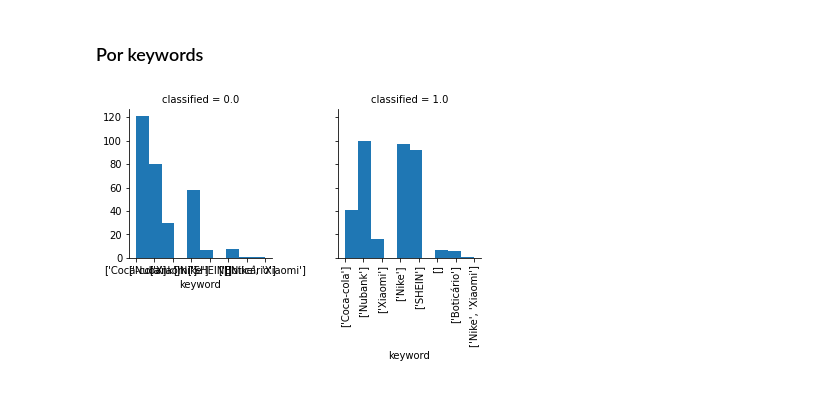
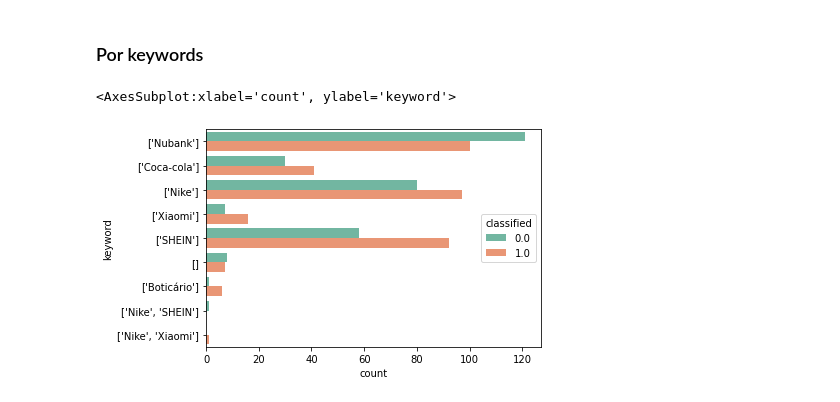
Before and after one commit to empatwi/exploratory-analysis, a Jupyter notebook: analysis.ipynb, the cells around one changed output. Saved outputs shown, nothing was run; the diff lists cells and outputs as text; code cells hidden in the pictures.

```diff
--- a/analysis.ipynb
+++ b/analysis.ipynb
@@ -255,9 +257,11 @@ Counter({0.0: 306, 1.0: 360})
 [figure]
 # %% [markdown]
 ### Por keywords
-# %%
-sns.FacetGrid(df_removed_stopwords, col='classified').map(plt.hist, 'keyword', bins=10)
-plt.xticks(rotation=90)
-plt.show()
-# %% [output]
-[figure, removed]
+# %%
+# df_positive = df_removed_stopwords[df_removed_stopwords["classified"] == 1.0]
+# sns.countplot(y="keyword", data=df_positive)
+
+sns.countplot(y="keyword", data=df_removed_stopwords, hue="classified", palette="Set2")
+# %% [output]
+<AxesSubplot:xlabel='count', ylabel='keyword'>
+[figure, added]
```
Also changed, not shown: parts of 4 cells of this notebook.
